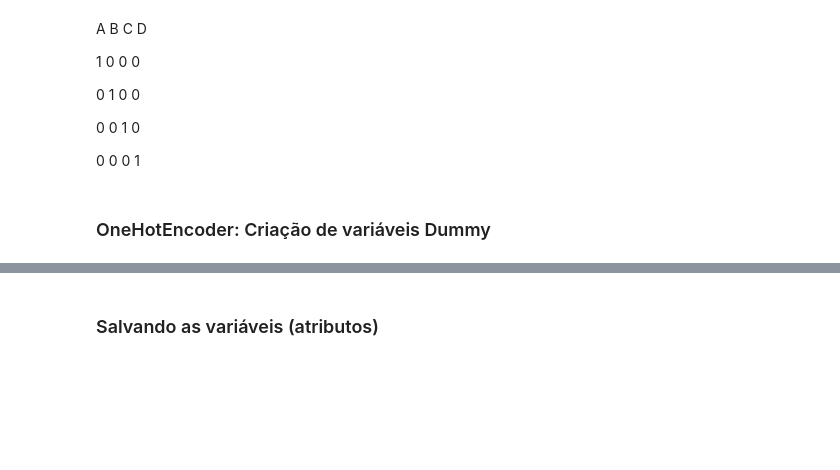
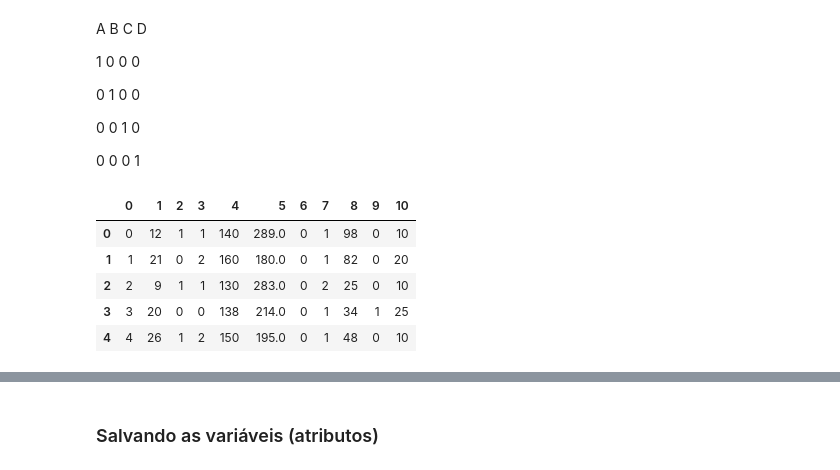
Before and after one commit to Newtan999/NewML, a Jupyter notebook: classificacao_doencas_cardiacas/heart_diseases.ipynb, the cells around one changed output, grey strips where cells are left out. Drawn from its saved outputs; the diff is of its cells as text; code cells hidden in the pictures; blank space fills up the shorter version.

```diff
--- a/classificacao_doencas_cardiacas/heart_diseases.ipynb
+++ b/classificacao_doencas_cardiacas/heart_diseases.ipynb
@@ -515,0 +608,13 @@ alvo = np.array(df2['HeartDisease'])
+# %%
+previsores2 = df.drop('Unnamed: 0', axis = 1).reset_index(drop=True)
+previsores2 = df.iloc[:, 0:11].values
+# %%
+previsores2[:,1] = LabelEncoder().fit_transform(previsores2[:,1])
+# %%
+previsores2[:,2] = LabelEncoder().fit_transform(previsores2[:,2])
+previsores2[:,3] = LabelEncoder().fit_transform(previsores2[:,3])
+previsores2[:,6] = LabelEncoder().fit_transform(previsores2[:,6])
+previsores2[:,7] = LabelEncoder().fit_transform(previsores2[:,7])
+previsores2[:,8] = LabelEncoder().fit_transform(previsores2[:,8])
+previsores2[:,9] = LabelEncoder().fit_transform(previsores2[:,9])
+previsores2[:,10] = LabelEncoder().fit_transform(previsores2[:,10])
@@ -532,5 +643,13 @@ from sklearn.compose import ColumnTransformer
 # %%
 ### Ajuda sobre a função
 ?ColumnTransformer
-# %% [markdown]
-### OneHotEncoder: Criação de variáveis Dummy
+# %%
+previsores2df = pd.DataFrame(previsores2)
+previsores2df.head()
+# %% [output]
+|  | 0 | 1 | 2 | 3 | 4 | 5 | 6 | 7 | 8 | 9 | 10 |
+| 0 | 0 | 12 | 1 | 1 | 140 | 289.0 | 0 | 1 | 98 | 0 | 10 |
+| 1 | 1 | 21 | 0 | 2 | 160 | 180.0 | 0 | 1 | 82 | 0 | 20 |
+| 2 | 2 | 9 | 1 | 1 | 130 | 283.0 | 0 | 2 | 25 | 0 | 10 |
+| 3 | 3 | 20 | 0 | 0 | 138 | 214.0 | 0 | 1 | 34 | 1 | 25 |
+| 4 | 4 | 26 | 1 | 2 | 150 | 195.0 | 0 | 1 | 48 | 0 | 10 |
```
Also changed, not shown: parts of 38 cells of this notebook.
